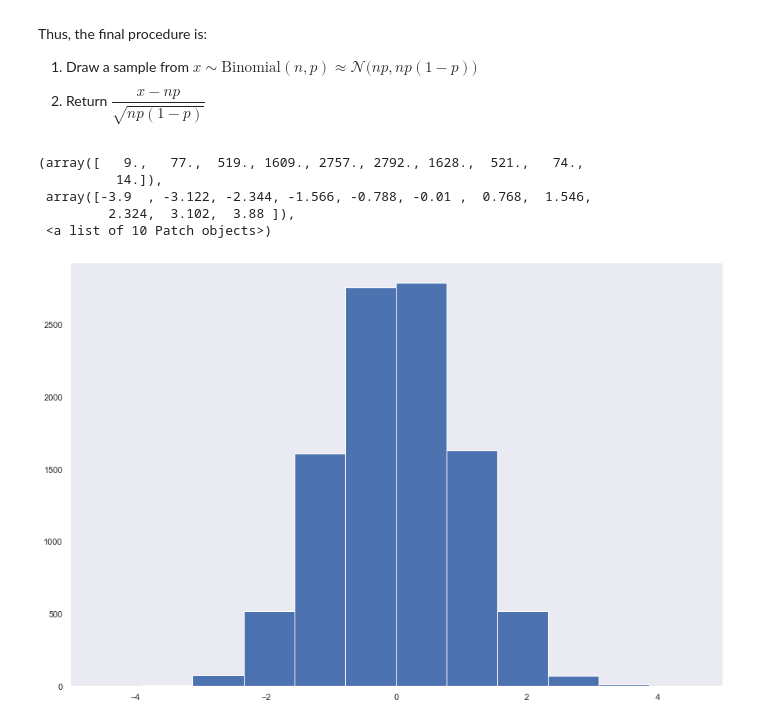
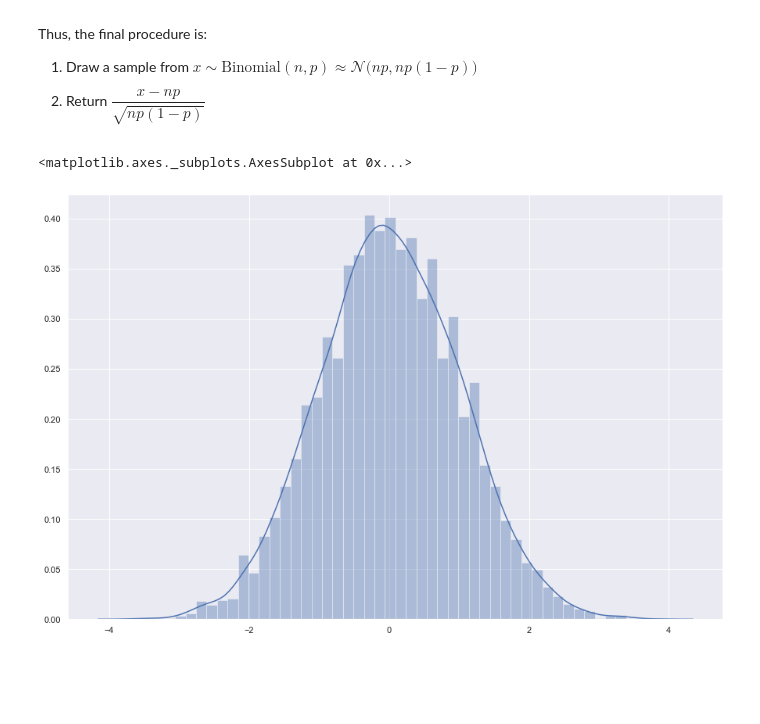
Before and after one commit to adijo/data-science-prep, a Jupyter notebook: code/Standard Normal From Bernoulli.ipynb, the cells around one changed output. Drawn from its saved outputs; the diff is of its cells as text; code cells hidden in the pictures; blank space fills up the shorter version.

Commit message:
Plot using seaborn

```diff
--- a/code/Standard Normal From Bernoulli.ipynb
+++ b/code/Standard Normal From Bernoulli.ipynb
@@ -39,13 +39,7 @@ num_experiments = 10000
 samples = [standard_normal() for _ in range(num_experiments)]
 # %%
 rcParams['figure.figsize'] = 15, 10
-plt.xlim(-5, 5)
-plt.grid()
-plt.hist(samples)
+sns.distplot(samples)
 # %% [output]
-(array([   9.,   77.,  519., 1609., 2757., 2792., 1628.,  521.,   74.,
-          14.]),
- array([-3.9  , -3.122, -2.344, -1.566, -0.788, -0.01 ,  0.768,  1.546,
-         2.324,  3.102,  3.88 ]),
- <a list of 10 Patch objects>)
+<matplotlib.axes._subplots.AxesSubplot at 0x...>
-[figure, old version]
+[figure, new version]
```
